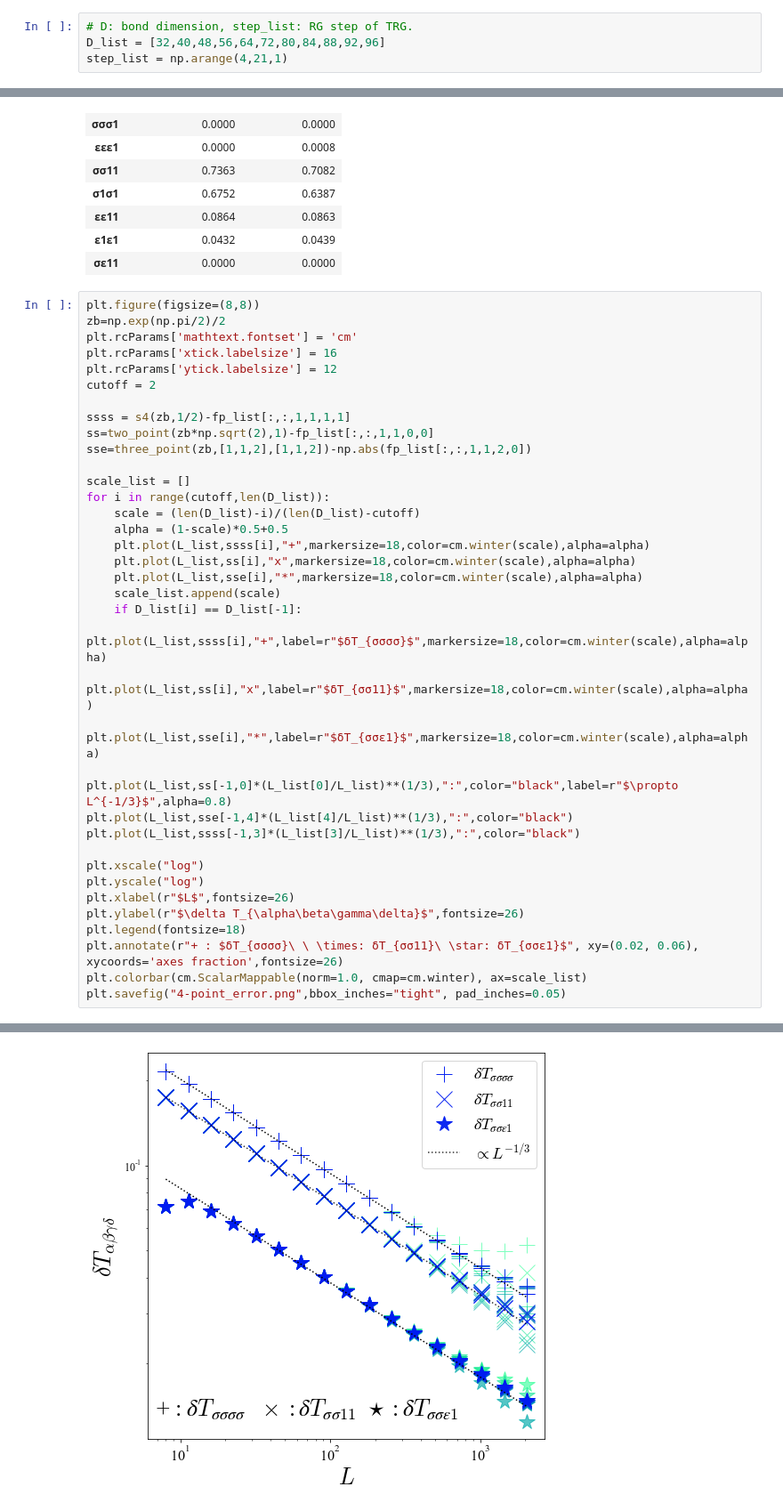
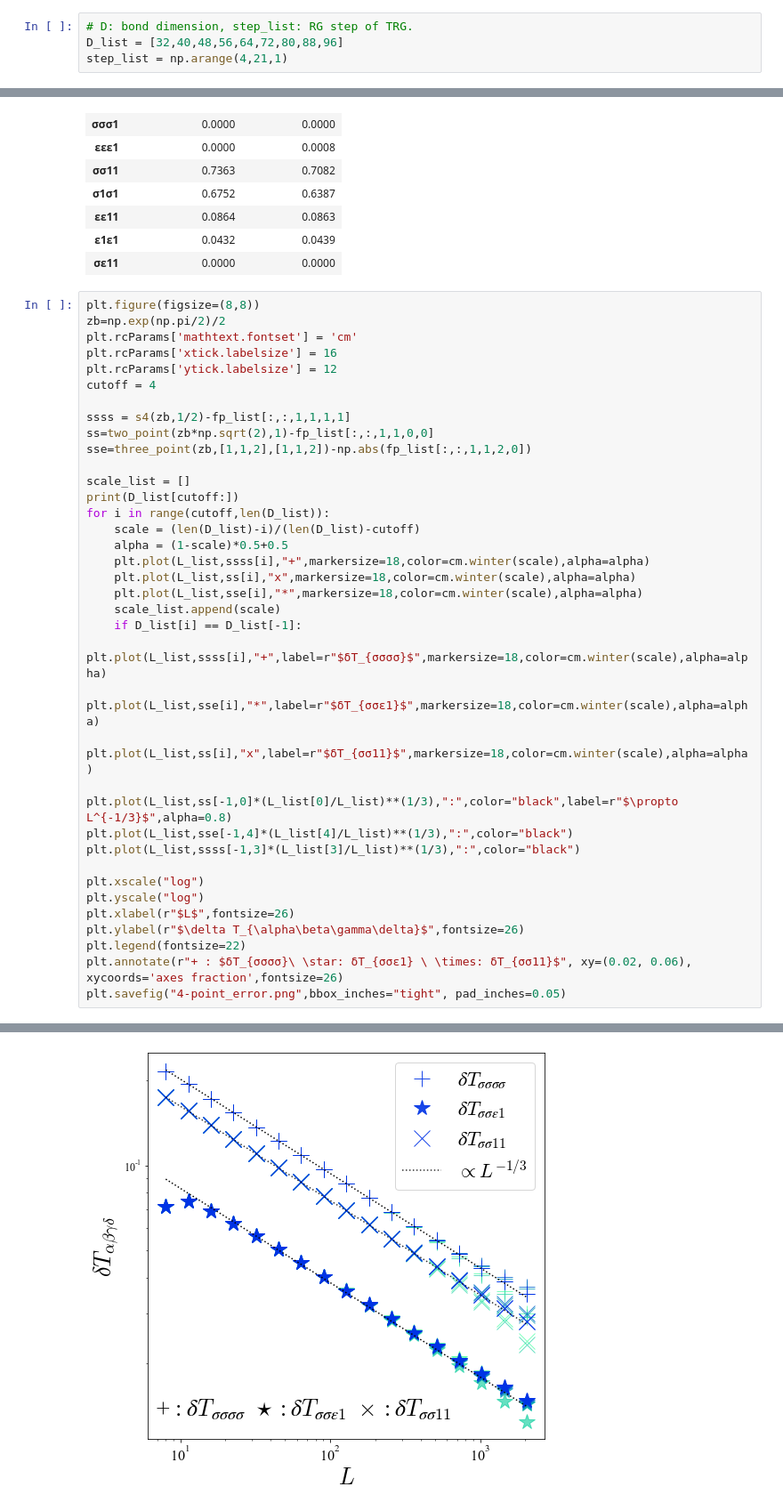
Before and after one commit to dartsushi/TRG_D4_symmetry, a Jupyter notebook: TRG_analysis-Ising.ipynb, the cells around one changed output, grey strips where cells are left out. Shown at 89% size. Cells and saved outputs as stored; diff of their text form.

```diff
--- a/TRG_analysis-Ising.ipynb
+++ b/TRG_analysis-Ising.ipynb
@@ -7,7 +7,7 @@ import pandas as pd
 import matplotlib.cm as cm
 # %%
 # D: bond dimension, step_list: RG step of TRG.
-D_list = [32,40,48,56,64,72,80,84,88,92,96]
+D_list = [32,40,48,56,64,72,80,88,96]
 step_list = np.arange(4,21,1)
 # %% [markdown]
 ## Let's look at the elements of the three-leg fixed-point tensor $S^*$
@@ -313,13 +313,14 @@ zb=np.exp(np.pi/2)/2
 plt.rcParams['mathtext.fontset'] = 'cm'
 plt.rcParams['xtick.labelsize'] = 16
 plt.rcParams['ytick.labelsize'] = 12
-cutoff = 2
+cutoff = 4
 
 ssss = s4(zb,1/2)-fp_list[:,:,1,1,1,1]
 ss=two_point(zb*np.sqrt(2),1)-fp_list[:,:,1,1,0,0]
 sse=three_point(zb,[1,1,2],[1,1,2])-np.abs(fp_list[:,:,1,1,2,0])
 
 scale_list = []
+print(D_list[cutoff:])
 for i in range(cutoff,len(D_list)):
     scale = (len(D_list)-i)/(len(D_list)-cutoff)
     alpha = (1-scale)*0.5+0.5
@@ -329,8 +330,8 @@ for i in range(cutoff,len(D_list)):
     scale_list.append(scale)
     if D_list[i] == D_list[-1]:
         plt.plot(L_list,ssss[i],"+",label=r"$δT_{σσσσ}$",markersize=18,color=cm.winter(scale),alpha=alpha)
+        plt.plot(L_list,sse[i],"*",label=r"$δT_{σσε1}$",markersize=18,color=cm.winter(scale),alpha=alpha)
         plt.plot(L_list,ss[i],"x",label=r"$δT_{σσ11}$",markersize=18,color=cm.winter(scale),alpha=alpha)
-        plt.plot(L_list,sse[i],"*",label=r"$δT_{σσε1}$",markersize=18,color=cm.winter(scale),alpha=alpha)
 
 plt.plot(L_list,ss[-1,0]*(L_list[0]/L_list)**(1/3),":",color="black",label=r"$\propto L^{-1/3}$",alpha=0.8)
 plt.plot(L_list,sse[-1,4]*(L_list[4]/L_list)**(1/3),":",color="black")
@@ -340,8 +341,7 @@ plt.xscale("log")
 plt.yscale("log")
 plt.xlabel(r"$L$",fontsize=26)
 plt.ylabel(r"$\delta T_{\alpha\beta\gamma\delta}$",fontsize=26)
-plt.legend(fontsize=18)
-plt.annotate(r"+ : $δT_{σσσσ}\ \ \times: δT_{σσ11}\ \star: δT_{σσε1}$", xy=(0.02, 0.06), xycoords='axes fraction',fontsize=26)
-plt.colorbar(cm.ScalarMappable(norm=1.0, cmap=cm.winter), ax=scale_list)
+plt.legend(fontsize=22)
+plt.annotate(r"+ : $δT_{σσσσ}\ \star: δT_{σσε1} \ \times: δT_{σσ11}$", xy=(0.02, 0.06), xycoords='axes fraction',fontsize=26)
 plt.savefig("4-point_error.png",bbox_inches="tight", pad_inches=0.05)
 # %% [output]
@@ -349 +349 @@ AttributeError: 'numpy.float64' object has no attribute 'get_figure'
-[figure, old version]
+[figure, new version]
```
Also changed, not shown: parts of 2 cells of this notebook.
